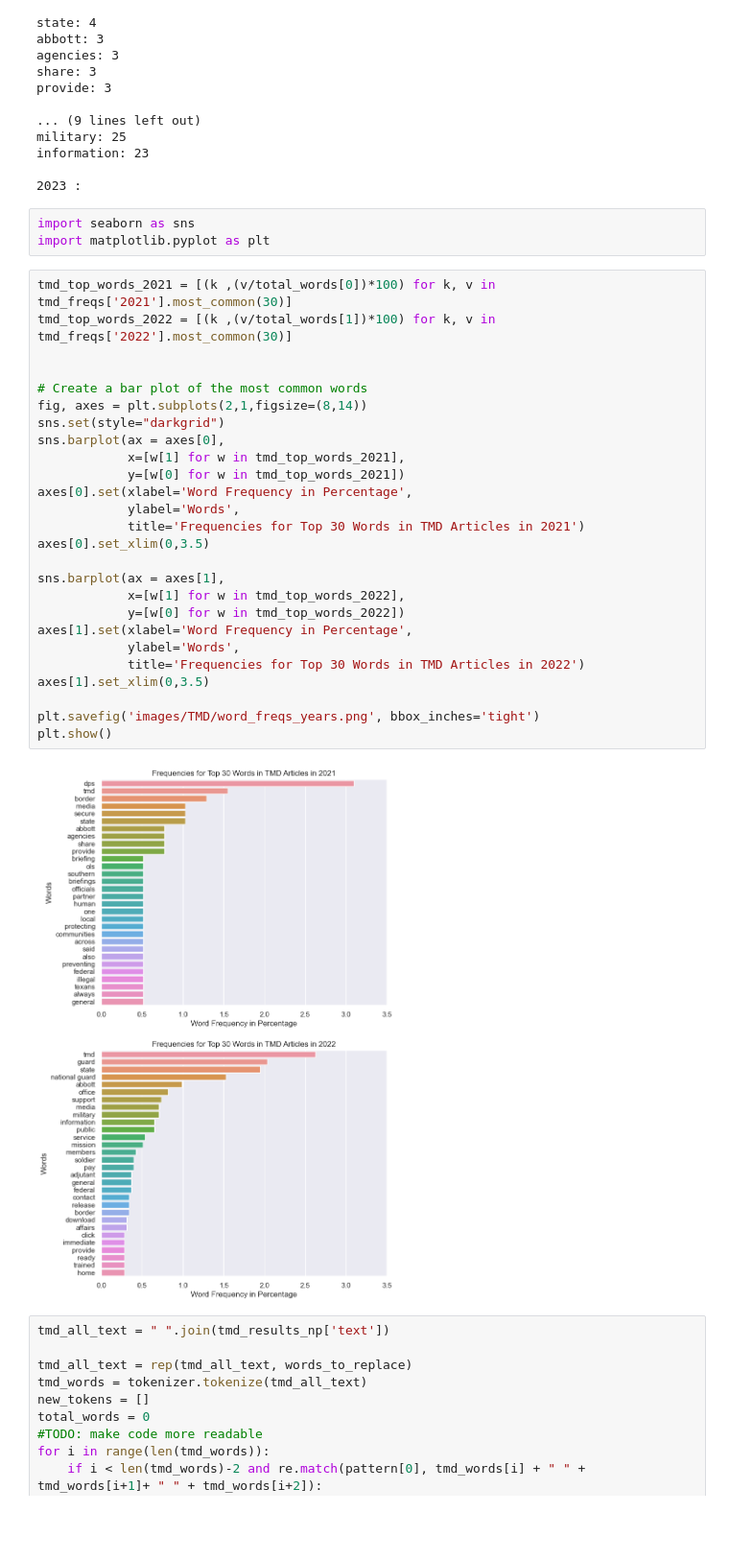
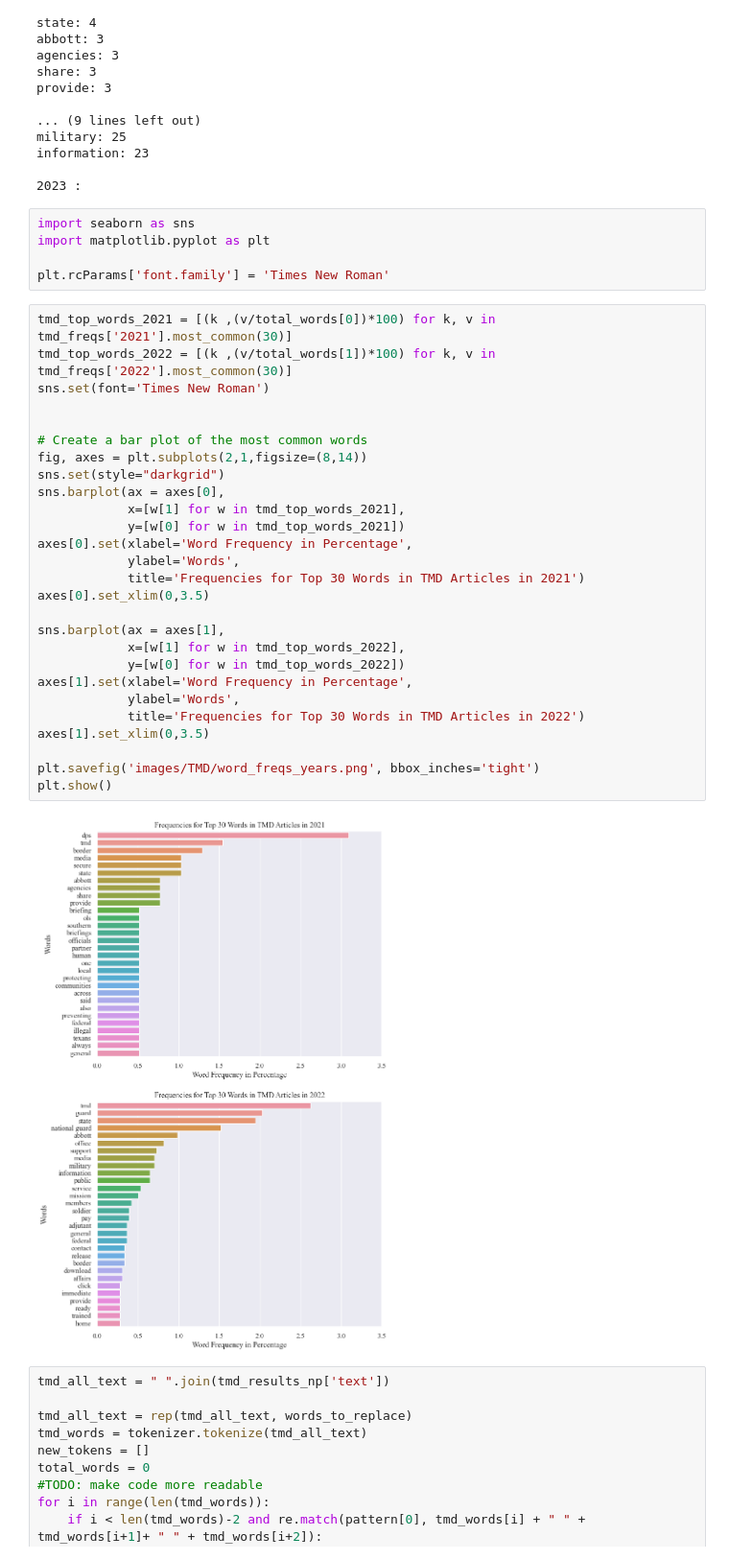
Before and after one commit to djryn/OLS_resesarch, a Jupyter notebook: TMD_scrape.ipynb, the cells around one changed output. Shown at 96% size. Saved outputs shown, nothing was run; the diff lists cells and outputs as text; blank space fills up the shorter version.

```diff
--- a/TMD_scrape.ipynb
+++ b/TMD_scrape.ipynb
@@ -247,34 +247,37 @@ information: 23
 # %%
 import seaborn as sns
 import matplotlib.pyplot as plt
+
+plt.rcParams['font.family'] = 'Times New Roman'
 # %%
 tmd_top_words_2021 = [(k ,(v/total_words[0])*100) for k, v in tmd_freqs['2021'].most_common(30)]
 tmd_top_words_2022 = [(k ,(v/total_words[1])*100) for k, v in tmd_freqs['2022'].most_common(30)]
+sns.set(font='Times New Roman')
 
 
 # Create a bar plot of the most common words
 fig, axes = plt.subplots(2,1,figsize=(8,14))
 sns.set(style="darkgrid")
 sns.barplot(ax = axes[0],
             x=[w[1] for w in tmd_top_words_2021],
             y=[w[0] for w in tmd_top_words_2021])
 axes[0].set(xlabel='Word Frequency in Percentage',
             ylabel='Words',
             title='Frequencies for Top 30 Words in TMD Articles in 2021')
 axes[0].set_xlim(0,3.5)
 
 sns.barplot(ax = axes[1],
             x=[w[1] for w in tmd_top_words_2022],
             y=[w[0] for w in tmd_top_words_2022])
 axes[1].set(xlabel='Word Frequency in Percentage',
             ylabel='Words',
             title='Frequencies for Top 30 Words in TMD Articles in 2022')
 axes[1].set_xlim(0,3.5)
 
 plt.savefig('images/TMD/word_freqs_years.png', bbox_inches='tight')
 plt.show()
 # %% [output]
-[figure, old version]
+[figure, new version]
 # %%
 tmd_all_text = " ".join(tmd_results_np['text'])
 
```
Also changed, not shown: parts of 3 cells of this notebook, 38 other files.
